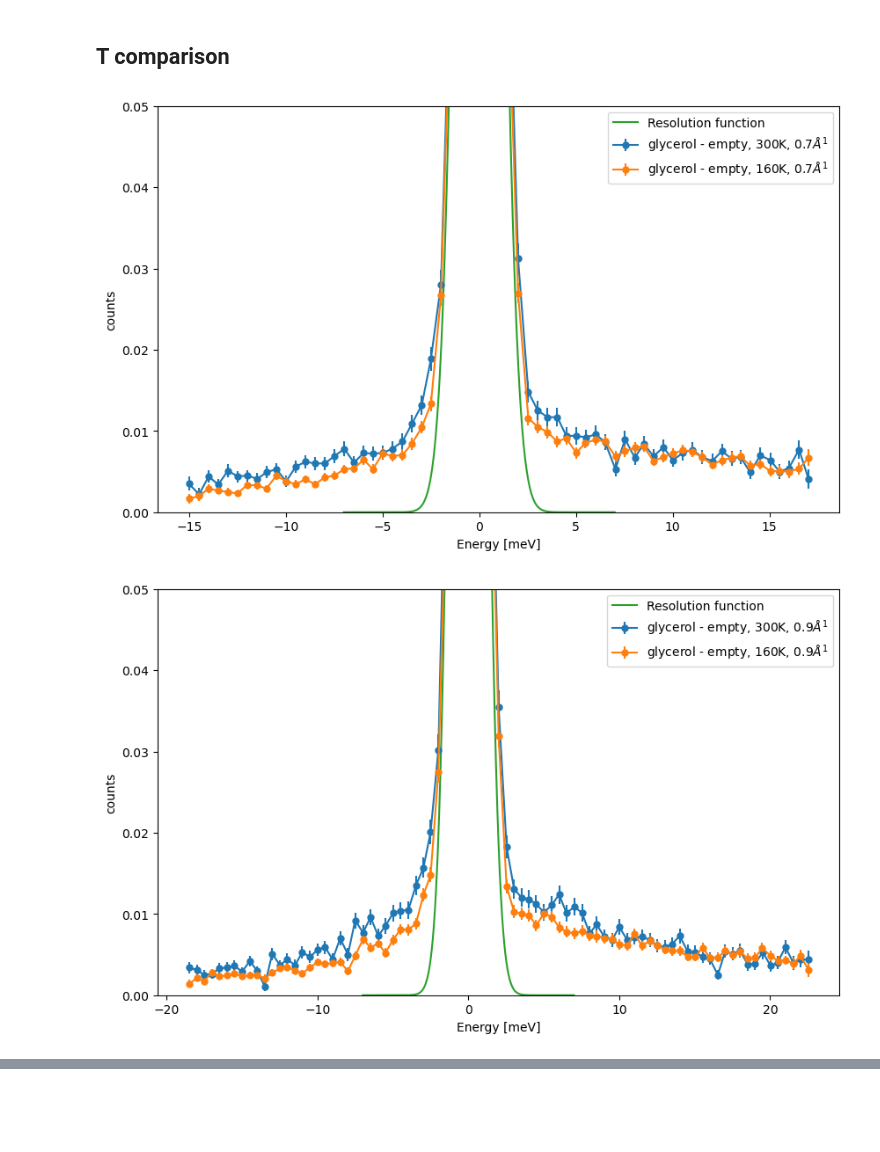
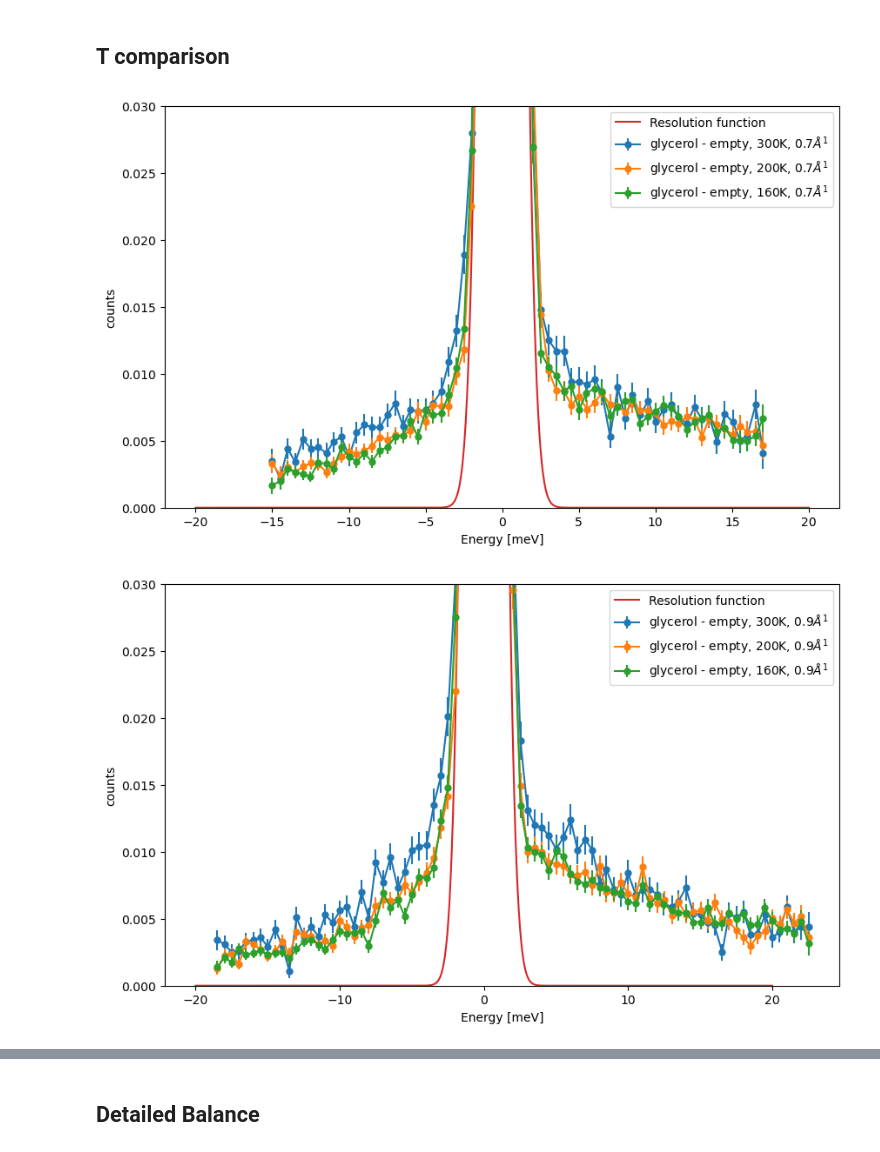
Before and after one commit to FabioBrugnara/IN8_Glicerol, a Jupyter notebook: 4-First view.ipynb, the cells around one changed output, grey strips where cells are left out. Cells and saved outputs as stored; diff of their text form; code cells hidden in the pictures; blank space fills up the shorter version.

```diff
--- a/4-First view.ipynb
+++ b/4-First view.ipynb
@@ -196,10 +238,11 @@ plt.legend()
 # %%
 plt.figure(figsize=(10,6))
 
-for T in [300]:
+for T in [300, 160, 200]:
     S = data.loc[NSq_gly[T]].data
-    plt.errorbar(S.QM, S.CNTS, yerr=S.dCNTS, label='{:.0f}K'.format(T), fmt='o-')
+    plt.errorbar(S.QM, S.CNTS/S.M1, yerr=S.dCNTS/S.M1, label='{:.0f}K'.format(T), fmt='o-')
 
 plt.xlabel('Q [$\AA^{-1}$]')
 plt.ylabel('Counts')
+plt.legend()
 # %% [output]
@@ -255,0 +301,15 @@ plt.legend()
+# %%
+plt.figure(figsize=(10,6))
+
+for q in [.7, .9, 1.1, 1.5]:
+    S_gly = data.loc[Ngly[200,q]].data
+    S_empty = data.loc[Nempty[q]].data
+    CNTS = (S_gly.CNTS/S_gly.M1 - S_empty.CNTS/S_empty.M1)
+    dCNTS = np.sqrt((S_gly.dCNTS/S_gly.M1)**2 + (S_empty.dCNTS/S_empty.M1)**2)
+    EN = S_gly.EN
+    plt.errorbar(EN, CNTS, yerr=dCNTS, label='glycerol - empty, 200K, {:.1f}$\AA^1$'.format(q), ms = 5, fmt='o-')
+
+X = np.linspace(-20,20,1000)
+plt.plot(X, resf(X)*.25, label='Resolution function')
+plt.ylim(0, 0.05)
+plt.legend()
@@ -256,20 +319,22 @@ plt.legend()
 # %% [markdown]
 ## T comparison
 # %%
-for q in [.7, .9]:
+for q in [.7, .9, 1.1, 1.5]:
     plt.figure(figsize=(10,6))
     plt.xlabel('Energy [meV]')
     plt.ylabel('counts')
-    for T in [300, 160]:
-            S_gly = data.loc[Ngly[T,q]].data
-            S_empty = data.loc[Nempty[q]].data
-            CNTS = (S_gly.CNTS/S_gly.M1 - S_empty.CNTS/S_empty.M1)
-            dCNTS = np.sqrt((S_gly.dCNTS/S_gly.M1)**2 + (S_empty.dCNTS/S_empty.M1)**2)
-            EN = S_gly.EN
-            plt.errorbar(EN, CNTS, yerr=dCNTS, label='glycerol - empty, {:}K, {:.1f}$\AA^1$'.format(T,q), ms = 5, fmt='o-')
+    for T in [300, 200, 160]:
+        try:
+                S_gly = data.loc[Ngly[T,q]].data
+                S_empty = data.loc[Nempty[q]].data
+                CNTS = (S_gly.CNTS/S_gly.M1 - S_empty.CNTS/S_empty.M1)
+                dCNTS = np.sqrt((S_gly.dCNTS/S_gly.M1)**2 + (S_empty.dCNTS/S_empty.M1)**2)
+                EN = S_gly.EN
+                plt.errorbar(EN, CNTS, yerr=dCNTS, label='glycerol - empty, {:}K, {:.1f}$\AA^1$'.format(T,q), ms = 5, fmt='o-')
+        except:pass
     plt.plot(X, resf(X)*.25, label='Resolution function')
-    plt.ylim(0, .05)
+    plt.ylim(0, .03)
     plt.legend()
 # %% [output]
-[figure, old version]
+[figure, new version]
-[figure, old version]
+[figure, new version]
@@ -275,0 +343,2 @@ for q in [.7, .9]:
+# %% [markdown]
+## Detailed Balance
```
Also changed, not shown: parts of 15 cells of this notebook, 53 other files.
